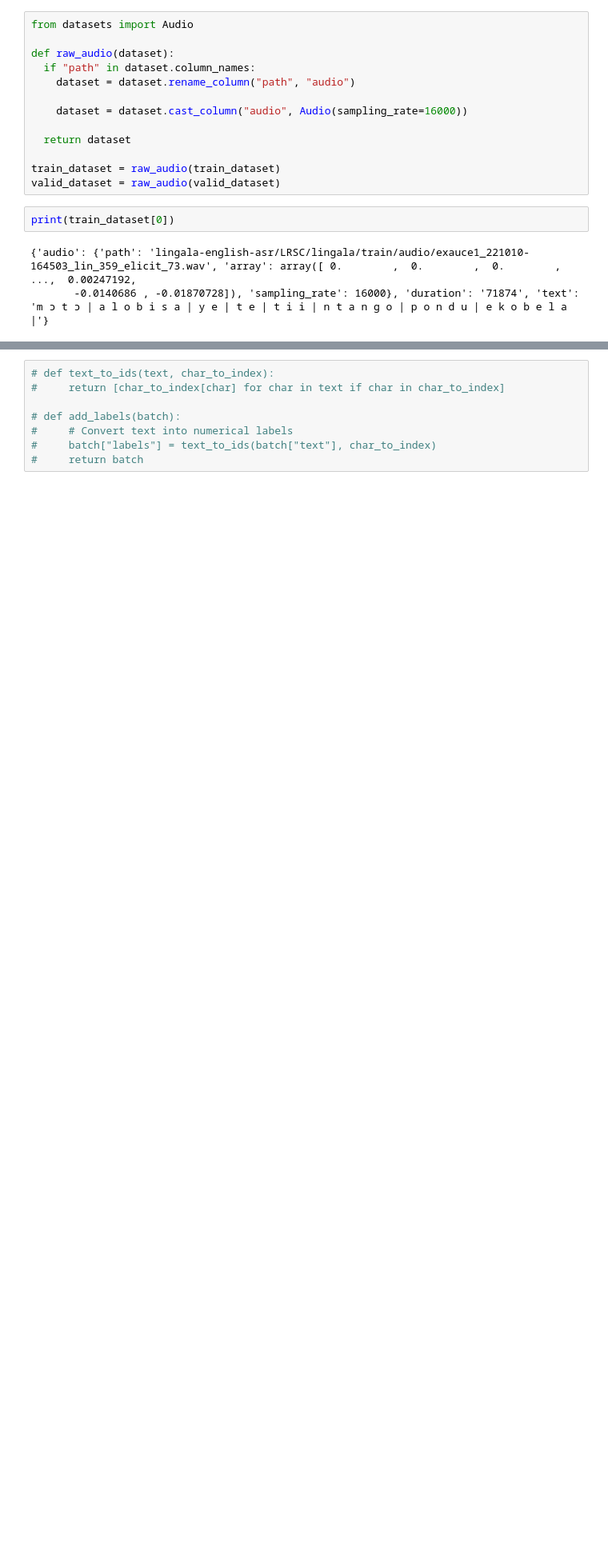
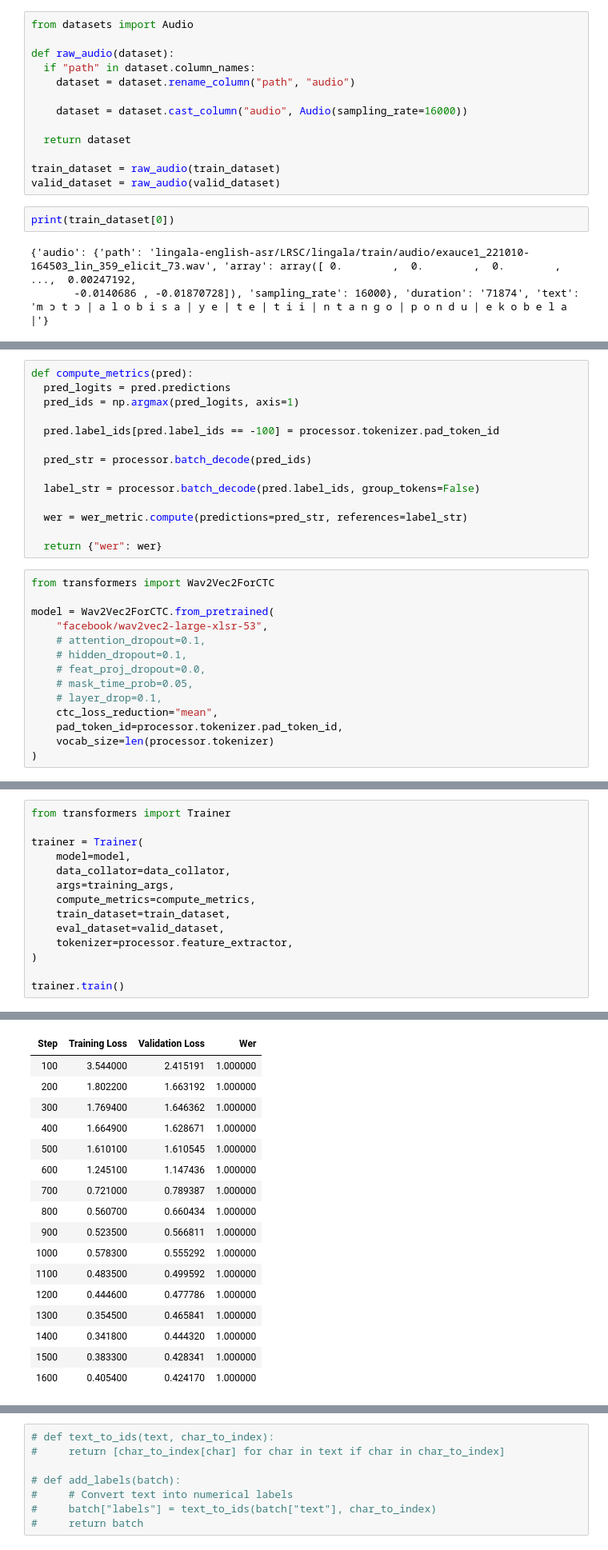
Before and after one commit to Moses05/CardiovascularDiseaseWebApp, a Jupyter notebook: lingala_english_asr.ipynb, the cells around one changed output, grey strips where cells are left out. Shown at 80% size. Cells and saved outputs as stored; diff of their text form; blank space fills up the shorter version.

```diff
--- a/lingala_english_asr.ipynb
+++ b/lingala_english_asr.ipynb
@@ -218,0 +477,28 @@ Shape: (139392,)
+# %%
+def compute_metrics(pred):
+  pred_logits = pred.predictions
+  pred_ids = np.argmax(pred_logits, axis=1)
+
+  pred.label_ids[pred.label_ids == -100] = processor.tokenizer.pad_token_id
+
+  pred_str = processor.batch_decode(pred_ids)
+
+  label_str = processor.batch_decode(pred.label_ids, group_tokens=False)
+
+  wer = wer_metric.compute(predictions=pred_str, references=label_str)
+
+  return {"wer": wer}
+# %%
+from transformers import Wav2Vec2ForCTC
+
+model = Wav2Vec2ForCTC.from_pretrained(
+    "facebook/wav2vec2-large-xlsr-53",
+    # attention_dropout=0.1,
+    # hidden_dropout=0.1,
+    # feat_proj_dropout=0.0,
+    # mask_time_prob=0.05,
+    # layer_drop=0.1,
+    ctc_loss_reduction="mean",
+    pad_token_id=processor.tokenizer.pad_token_id,
+    vocab_size=len(processor.tokenizer)
+)
@@ -218,0 +513,15 @@ Shape: (139392,)
+# %%
+from transformers import Trainer
+
+trainer = Trainer(
+    model=model,
+    data_collator=data_collator,
+    args=training_args,
+    compute_metrics=compute_metrics,
+    train_dataset=train_dataset,
+    eval_dataset=valid_dataset,
+    tokenizer=processor.feature_extractor,
+)
+
+trainer.train()
+# %% [output]
@@ -218,0 +542,17 @@ Shape: (139392,)
+| Step | Training Loss | Validation Loss | Wer |
+| 100 | 3.544000 | 2.415191 | 1.000000 |
+| 200 | 1.802200 | 1.663192 | 1.000000 |
+| 300 | 1.769400 | 1.646362 | 1.000000 |
+| 400 | 1.664900 | 1.628671 | 1.000000 |
+| 500 | 1.610100 | 1.610545 | 1.000000 |
+| 600 | 1.245100 | 1.147436 | 1.000000 |
+| 700 | 0.721000 | 0.789387 | 1.000000 |
+| 800 | 0.560700 | 0.660434 | 1.000000 |
+| 900 | 0.523500 | 0.566811 | 1.000000 |
+| 1000 | 0.578300 | 0.555292 | 1.000000 |
+| 1100 | 0.483500 | 0.499592 | 1.000000 |
+| 1200 | 0.444600 | 0.477786 | 1.000000 |
+| 1300 | 0.354500 | 0.465841 | 1.000000 |
+| 1400 | 0.341800 | 0.444320 | 1.000000 |
+| 1500 | 0.383300 | 0.428341 | 1.000000 |
+| 1600 | 0.405400 | 0.424170 | 1.000000 |
```
Also changed, not shown: parts of 43 cells of this notebook.
